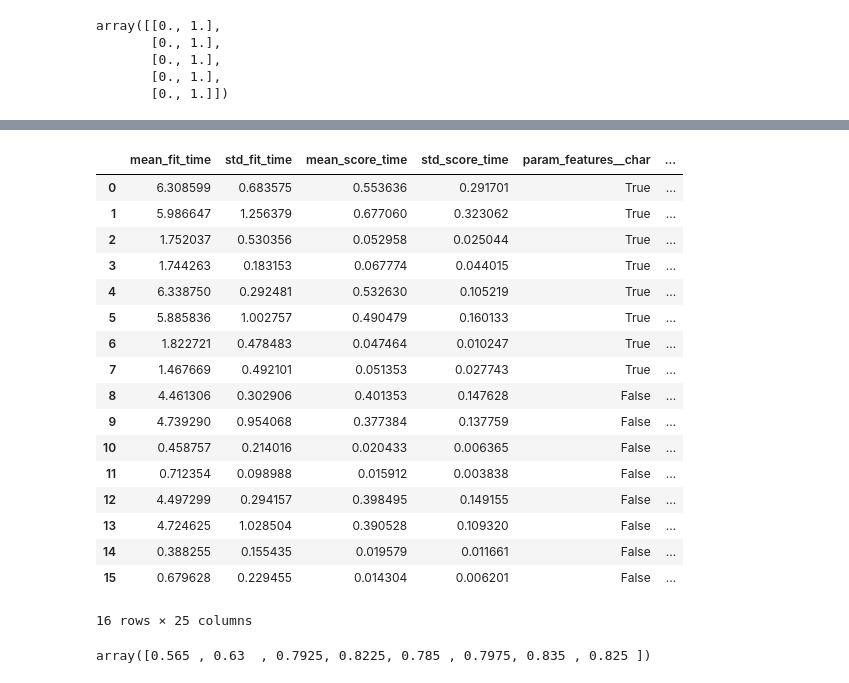
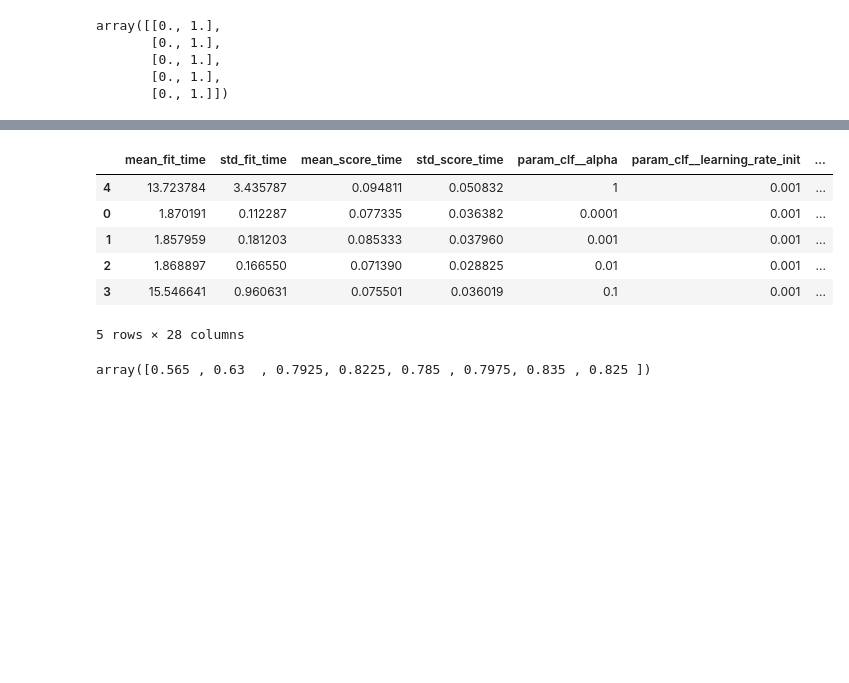
Before and after one commit to sallyi/lang-proc-exam, a Jupyter notebook: feature_extraction.ipynb, the cells around one changed output, grey strips where cells are left out. Saved outputs shown, nothing was run; the diff lists cells and outputs as text; code cells hidden in the pictures; blank space fills up the shorter version.

```diff
--- a/feature_extraction.ipynb
+++ b/feature_extraction.ipynb
@@ -558,24 +541,24 @@ def pipeline_perceptron(path, outpath):
             language.append(attrib['language'])
     scores_all = []
     param_grids = [{
-        'features__char': [True, False],
-        'features__pos': [True, False],
-        'features__word': [True, False],
-        'features__lexdiv': [True, False],
+        'features__char': [True],
+        'features__pos': [False],
+        'features__word': [False],
+        'features__lexdiv': [False],
         'features__fnword': [True],
-        #'sel__percentile': [70],
-        #'clf__alpha': [0.1, 1, 10],
-        #'clf__learning_rate': [0.01, .1, 1, 10],
+        'sel__percentile': [55], # 0.59 score
+        'clf__alpha': [ 1], # .84 score
+        'clf__learning_rate_init': [ 0.001],
         },
         {
-        'features__char': [True, False],
-        'features__pos': [True, False],
-        'features__word': [True, False],
-        'features__lexdiv': [True, False],
+        'features__char': [True],
+        'features__pos': [False],
+        'features__word': [True],
+        'features__lexdiv': [True],
         'features__fnword': [True],
-        #'sel__percentile': [65],
-        #'clf__alpha': [0.1, 1, 10],
-        #'clf__learning_rate': [0.01, .1, 1, 10],
+        'sel__percentile': [55],  # 0.98 score
+        'clf__alpha': [ 1],
+        'clf__learning_rate_init': [0.001],
         }
     ]
     for index,problem in enumerate(problems):
@@ -598,11 +581,11 @@ def pipeline_perceptron(path, outpath):
         print('\t', len(docs), 'known texts')
 
         ###### Applying Classifiers #####
-        clf = MLPClassifier()
+        clf = MLPClassifier(random_state=442)
         feat_extractor = Feature_Extractor()
         sel = SelectPercentile(f_classif)
         scaler = preprocessing.MaxAbsScaler()
-        pipe = Pipeline(steps=[('features', feat_extractor), #('sel', sel),
+        pipe = Pipeline(steps=[('features', feat_extractor), ('sel', sel),
                                ('scale', scaler), ('clf', clf)])
         param_grid = param_grids[index]
         search = GridSearchCV(pipe, param_grid, iid=False, cv=5, n_jobs=3, verbose=10)
@@ -706,22 +670,11 @@ pd.DataFrame(svm_results[0])
 # %%
-pd.DataFrame(svm_results[1])
+pd.DataFrame(svm_results[1]).sort_values('mean_test_score', ascending=False)
 # %% [output]
-|  | mean_fit_time | std_fit_time | mean_score_time | std_score_time | param_features__char | ... |
-| 0 | 6.308599 | 0.683575 | 0.553636 | 0.291701 | True | ... |
-| 1 | 5.986647 | 1.256379 | 0.677060 | 0.323062 | True | ... |
-| 2 | 1.752037 | 0.530356 | 0.052958 | 0.025044 | True | ... |
-| 3 | 1.744263 | 0.183153 | 0.067774 | 0.044015 | True | ... |
-| 4 | 6.338750 | 0.292481 | 0.532630 | 0.105219 | True | ... |
-| 5 | 5.885836 | 1.002757 | 0.490479 | 0.160133 | True | ... |
-| 6 | 1.822721 | 0.478483 | 0.047464 | 0.010247 | True | ... |
-| 7 | 1.467669 | 0.492101 | 0.051353 | 0.027743 | True | ... |
-| 8 | 4.461306 | 0.302906 | 0.401353 | 0.147628 | False | ... |
-| 9 | 4.739290 | 0.954068 | 0.377384 | 0.137759 | False | ... |
-| 10 | 0.458757 | 0.214016 | 0.020433 | 0.006365 | False | ... |
-| 11 | 0.712354 | 0.098988 | 0.015912 | 0.003838 | False | ... |
-| 12 | 4.497299 | 0.294157 | 0.398495 | 0.149155 | False | ... |
-| 13 | 4.724625 | 1.028504 | 0.390528 | 0.109320 | False | ... |
-| 14 | 0.388255 | 0.155435 | 0.019579 | 0.011661 | False | ... |
-| 15 | 0.679628 | 0.229455 | 0.014304 | 0.006201 | False | ... |
+|  | mean_fit_time | std_fit_time | mean_score_time | std_score_time | param_clf__alpha | param_clf__learning_rate_init | ... |
+| 4 | 13.723784 | 3.435787 | 0.094811 | 0.050832 | 1 | 0.001 | ... |
+| 0 | 1.870191 | 0.112287 | 0.077335 | 0.036382 | 0.0001 | 0.001 | ... |
+| 1 | 1.857959 | 0.181203 | 0.085333 | 0.037960 | 0.001 | 0.001 | ... |
+| 2 | 1.868897 | 0.166550 | 0.071390 | 0.028825 | 0.01 | 0.001 | ... |
+| 3 | 15.546641 | 0.960631 | 0.075501 | 0.036019 | 0.1 | 0.001 | ... |
-16 rows × 25 columns
+5 rows × 28 columns
 # %%
```
Also changed, not shown: parts of 5 cells of this notebook.
